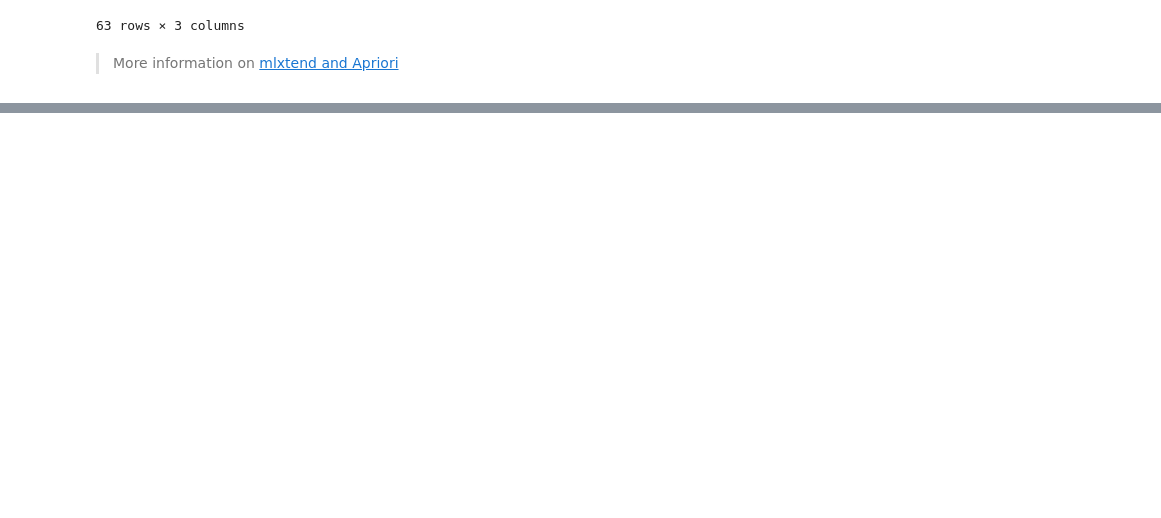
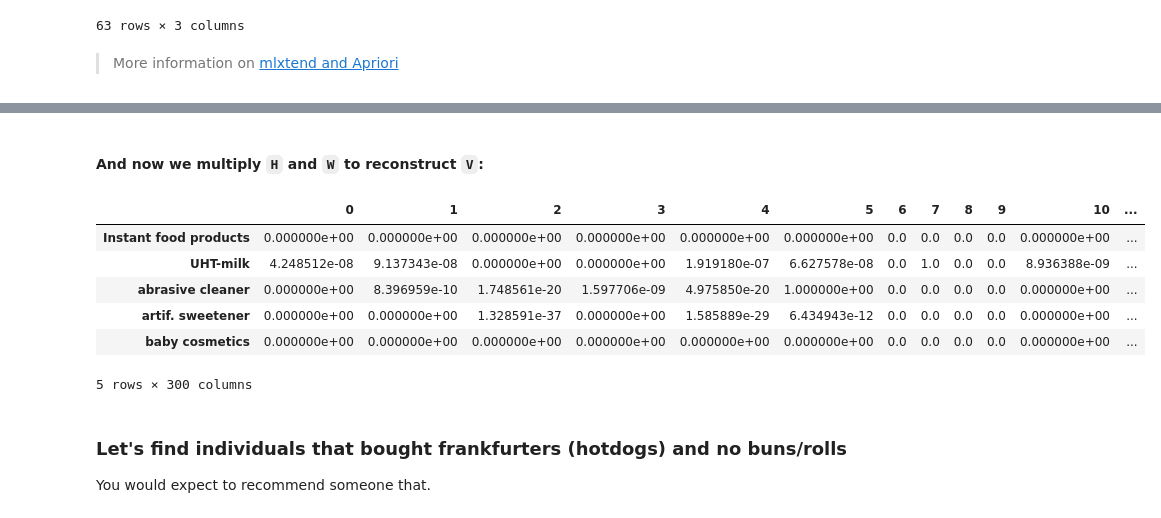
Before and after one commit to appliedecon/data602-lectures, a Jupyter notebook: unsupervised/clustering.ipynb, the cells around one changed output, grey strips where cells are left out. Cells and saved outputs as stored; diff of their text form; code cells hidden in the pictures; blank space fills up the shorter version.

```diff
--- a/unsupervised/clustering.ipynb
+++ b/unsupervised/clustering.ipynb
@@ -798,0 +985,18 @@ results.sort_values(by=['items', 'support'], ascending=[False, False]).query('it
+# %% [markdown]
+#### And now we multiply `H` and `W` to reconstruct `V`:
+# %%
+reconstructed = pd.DataFrame(np.dot(Wt,Ht), columns=dfT.columns)
+reconstructed.index = dfT.index
+
+reconstructed.head()
+# %% [output]
+|  | 0 | 1 | 2 | 3 | 4 | 5 | 6 | 7 | 8 | 9 | 10 | ... |
+| Instant food products | 0.000000e+00 | 0.000000e+00 | 0.000000e+00 | 0.000000e+00 | 0.000000e+00 | 0.000000e+00 | 0.0 | 0.0 | 0.0 | 0.0 | 0.000000e+00 | ... |
+| UHT-milk | 4.248512e-08 | 9.137343e-08 | 0.000000e+00 | 0.000000e+00 | 1.919180e-07 | 6.627578e-08 | 0.0 | 1.0 | 0.0 | 0.0 | 8.936388e-09 | ... |
+| abrasive cleaner | 0.000000e+00 | 8.396959e-10 | 1.748561e-20 | 1.597706e-09 | 4.975850e-20 | 1.000000e+00 | 0.0 | 0.0 | 0.0 | 0.0 | 0.000000e+00 | ... |
+| artif. sweetener | 0.000000e+00 | 0.000000e+00 | 1.328591e-37 | 0.000000e+00 | 1.585889e-29 | 6.434943e-12 | 0.0 | 0.0 | 0.0 | 0.0 | 0.000000e+00 | ... |
+| baby cosmetics | 0.000000e+00 | 0.000000e+00 | 0.000000e+00 | 0.000000e+00 | 0.000000e+00 | 0.000000e+00 | 0.0 | 0.0 | 0.0 | 0.0 | 0.000000e+00 | ... |
+5 rows × 300 columns
+# %% [markdown]
+### Let's find individuals that bought frankfurters (hotdogs) and no buns/rolls
+You would expect to recommend someone that.
```
Also changed, not shown: parts of 23 cells of this notebook.
